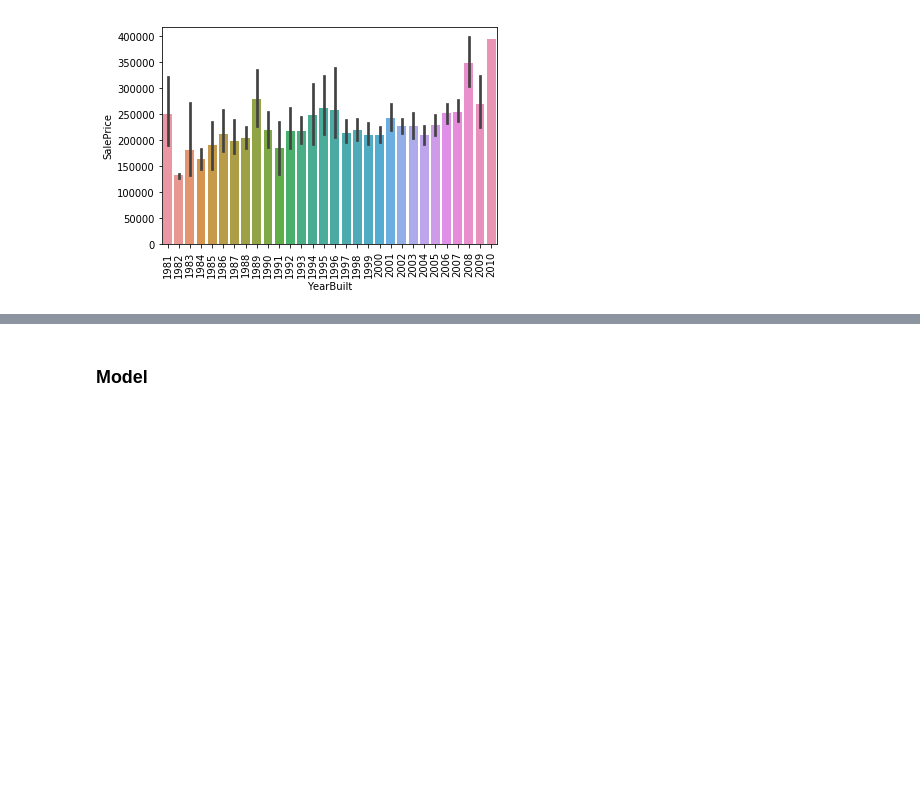
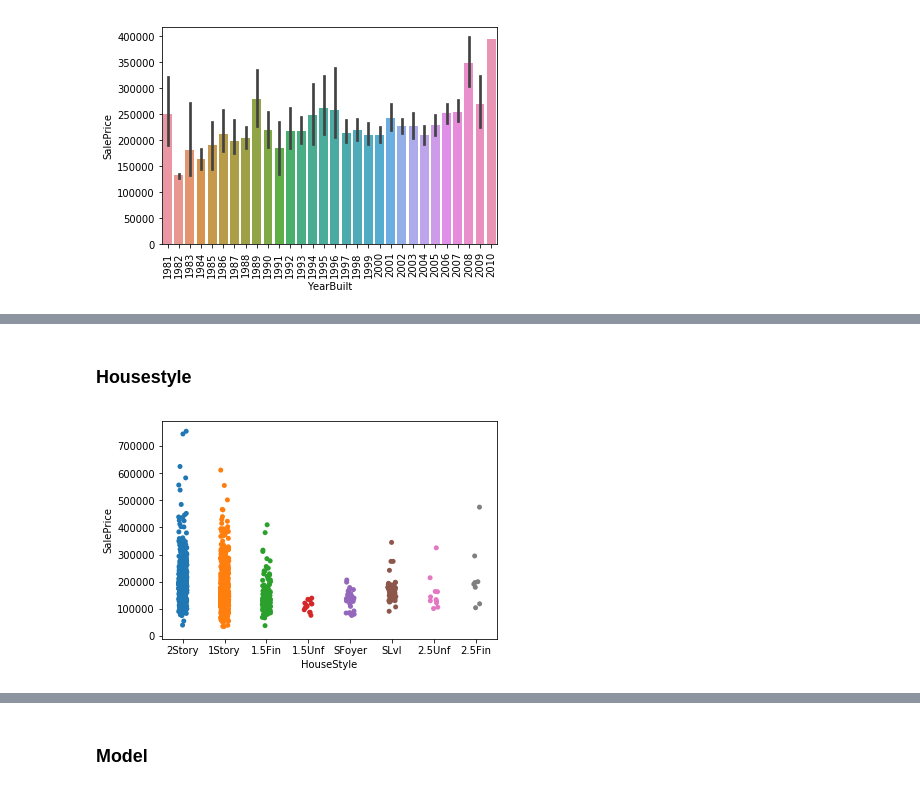
Before and after one commit to StevenDalderop/Ames-Housing-Dataset, a Jupyter notebook: Ames Housing Dataset.ipynb, the cells around one changed output, grey strips where cells are left out. Cells and saved outputs as stored; diff of their text form; code cells hidden in the pictures; blank space fills up the shorter version.

```diff
--- a/Ames Housing Dataset.ipynb
+++ b/Ames Housing Dataset.ipynb
@@ -200,0 +213,6 @@ plt.xticks(rotation=90)
+# %% [markdown]
+### Housestyle
+# %%
+g=sns.stripplot(x="HouseStyle",y="SalePrice",jitter=True,data=train)
+# %% [output]
+[figure, added]
```
Also changed, not shown: parts of 32 cells of this notebook.
